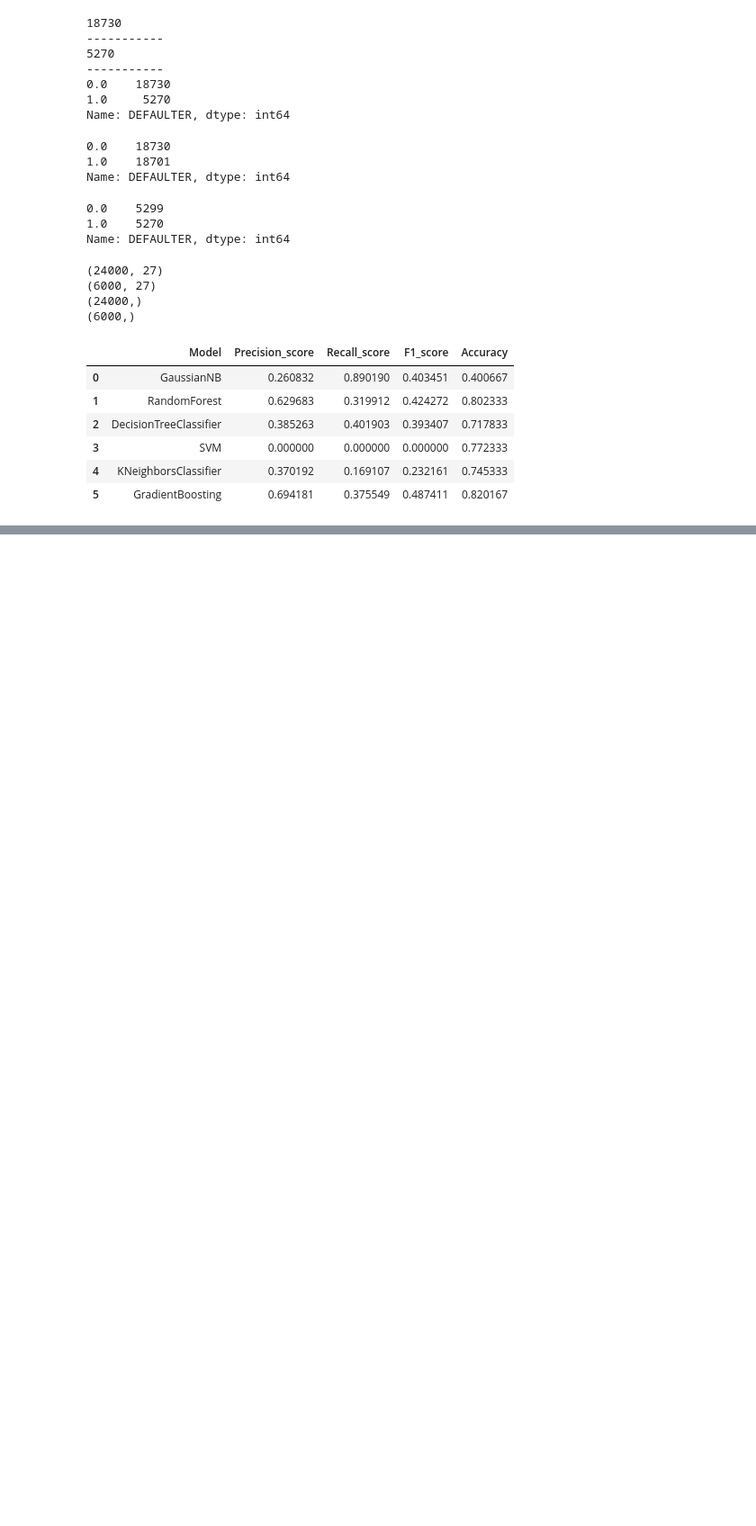
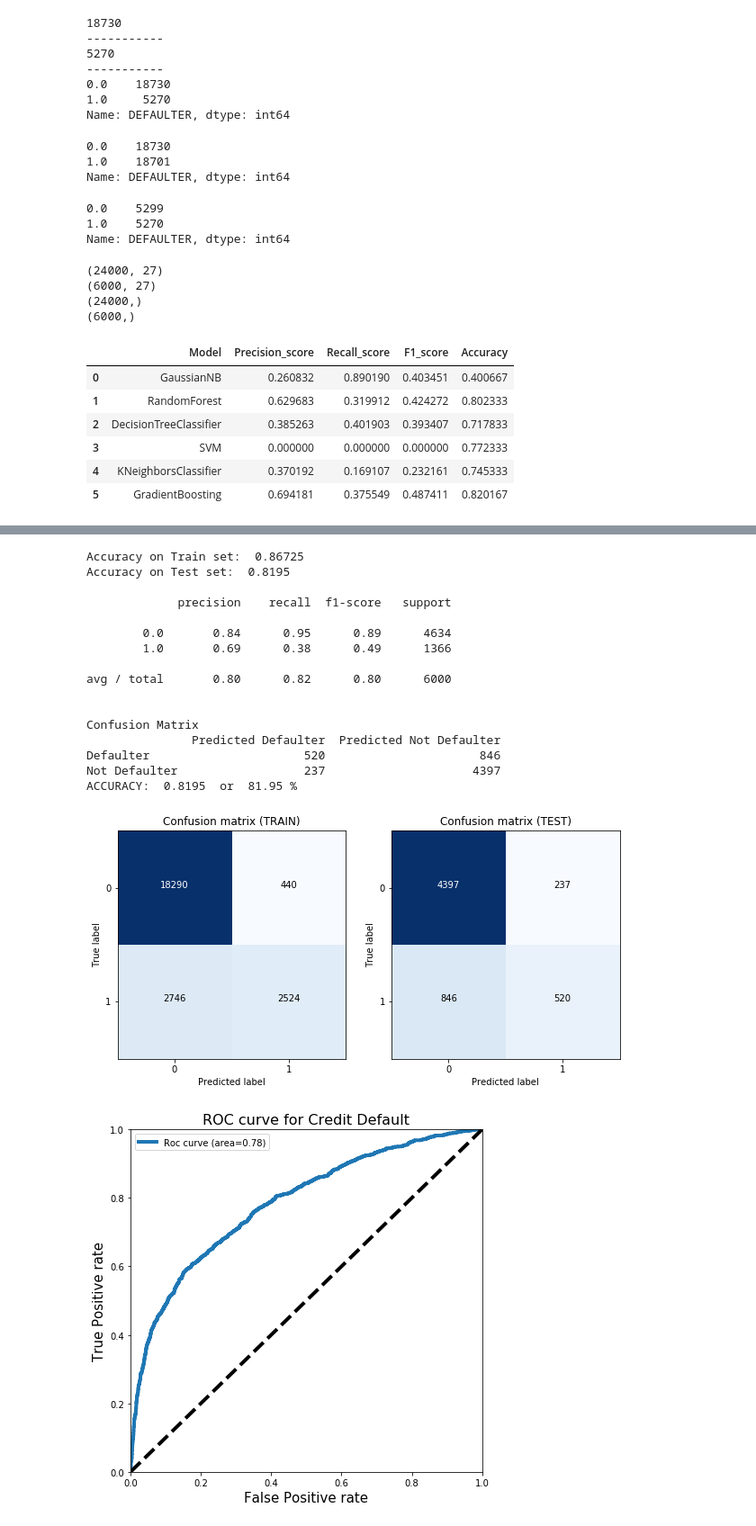
Before and after one commit to innovator-arjun/I3-Hackathon, a Jupyter notebook: i3-Hackathon.ipynb, the cells around one changed output, grey strips where cells are left out. Shown at 90% size. Saved outputs shown, nothing was run; the diff lists cells and outputs as text; code cells hidden in the pictures; blank space fills up the shorter version.

```diff
--- a/i3-Hackathon.ipynb
+++ b/i3-Hackathon.ipynb
@@ -550,0 +649,22 @@ models_report
+# %%
+gb = GradientBoostingClassifier(learning_rate= 0.02, max_depth= 7,n_estimators=300, max_features = 0.9,min_samples_leaf = 5)
+model_gb = model(gb, x_train, y_train,x_test, y_test)
+# %% [output]
+Accuracy on Train set:  0.86725
+Accuracy on Test set:  0.8195
+
+             precision    recall  f1-score   support
+
+        0.0       0.84      0.95      0.89      4634
+        1.0       0.69      0.38      0.49      1366
+
+avg / total       0.80      0.82      0.80      6000
+
+
+Confusion Matrix
+               Predicted Defaulter  Predicted Not Defaulter
+Defaulter                      520                      846
+Not Defaulter                  237                     4397
+ACCURACY:  0.8195  or  81.95 %
+[figure, added]
+[figure, added]
```
Also changed, not shown: parts of 24 cells of this notebook, 1 other file.
